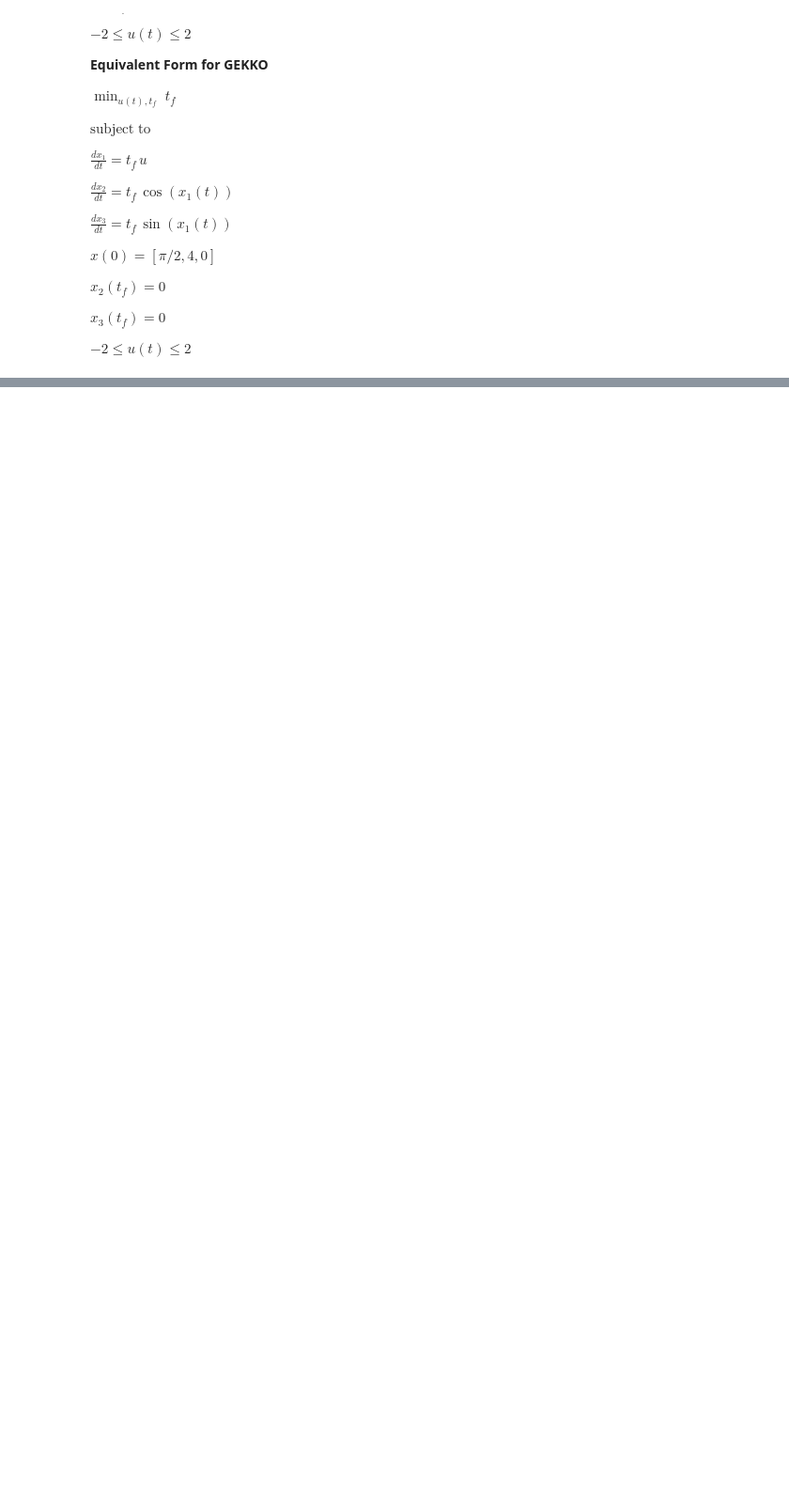
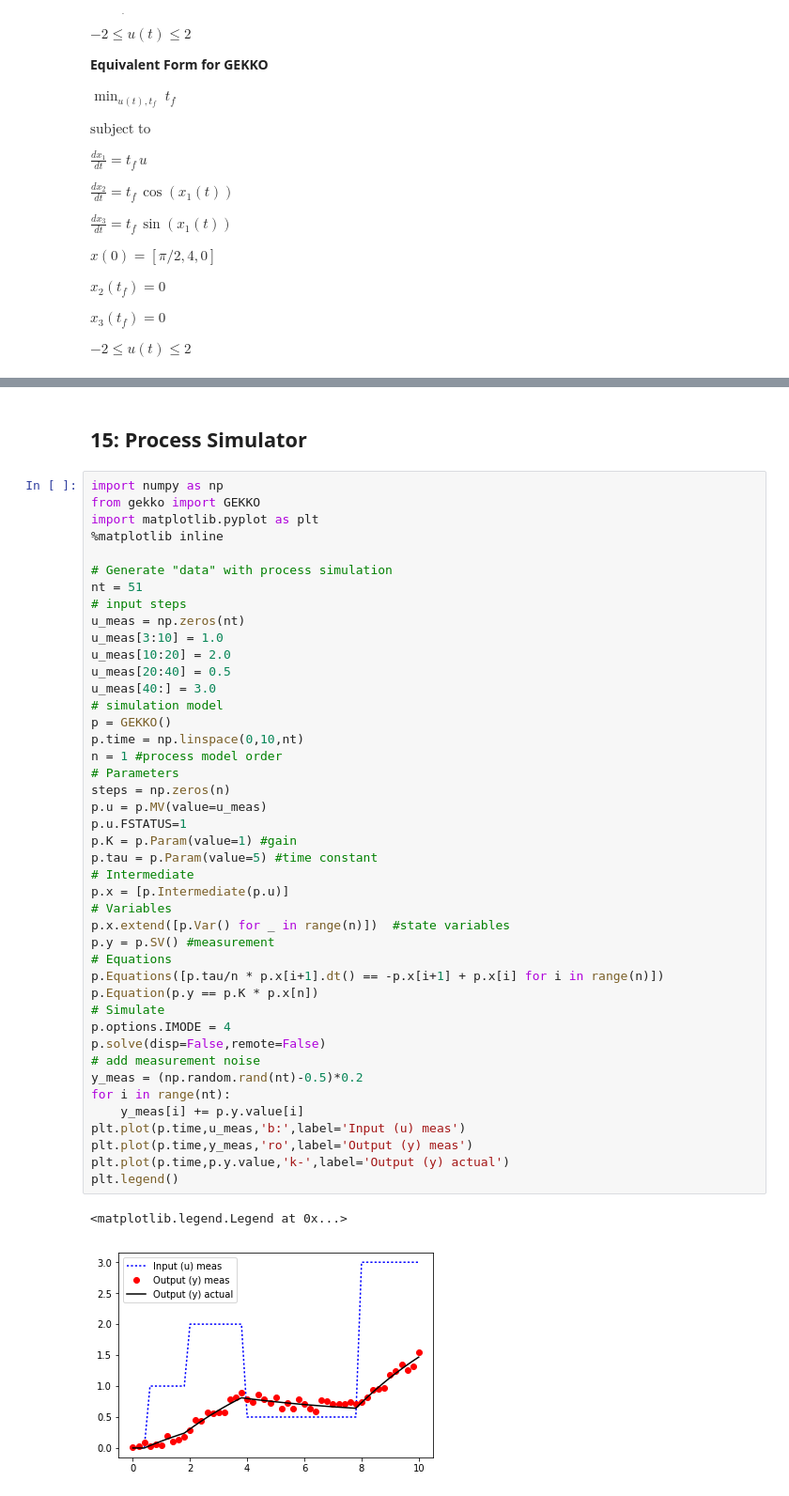
Before and after one commit to BYU-PRISM/GEKKO, a Jupyter notebook: docs/gekko_examples.ipynb, the cells around one changed output, grey strips where cells are left out. Shown at 94% size. Cells and saved outputs as stored; diff of their text form; blank space fills up the shorter version.

```diff
--- a/docs/gekko_examples.ipynb
+++ b/docs/gekko_examples.ipynb
@@ -665,0 +747,48 @@ Final Time: 4.316256
+# %% [markdown]
+## 15: Process Simulator
+# %%
+import numpy as np
+from gekko import GEKKO
+import matplotlib.pyplot as plt
+%matplotlib inline
+
+# Generate "data" with process simulation
+nt = 51
+# input steps
+u_meas = np.zeros(nt)
+u_meas[3:10] = 1.0
+u_meas[10:20] = 2.0
+u_meas[20:40] = 0.5
+u_meas[40:] = 3.0
+# simulation model
+p = GEKKO()
+p.time = np.linspace(0,10,nt)
+n = 1 #process model order
+# Parameters
+steps = np.zeros(n)
+p.u = p.MV(value=u_meas)
+p.u.FSTATUS=1
+p.K = p.Param(value=1) #gain
+p.tau = p.Param(value=5) #time constant
+# Intermediate
+p.x = [p.Intermediate(p.u)]
+# Variables
+p.x.extend([p.Var() for _ in range(n)])  #state variables
+p.y = p.SV() #measurement
+# Equations
+p.Equations([p.tau/n * p.x[i+1].dt() == -p.x[i+1] + p.x[i] for i in range(n)])
+p.Equation(p.y == p.K * p.x[n])
+# Simulate
+p.options.IMODE = 4
+p.solve(disp=False,remote=False)
+# add measurement noise
+y_meas = (np.random.rand(nt)-0.5)*0.2
+for i in range(nt):
+    y_meas[i] += p.y.value[i]
+plt.plot(p.time,u_meas,'b:',label='Input (u) meas')
+plt.plot(p.time,y_meas,'ro',label='Output (y) meas')
+plt.plot(p.time,p.y.value,'k-',label='Output (y) actual')
+plt.legend()
+# %% [output]
+<matplotlib.legend.Legend at 0x...>
+[figure, added]
```
Also changed, not shown: parts of 21 cells of this notebook, 1 other file.
